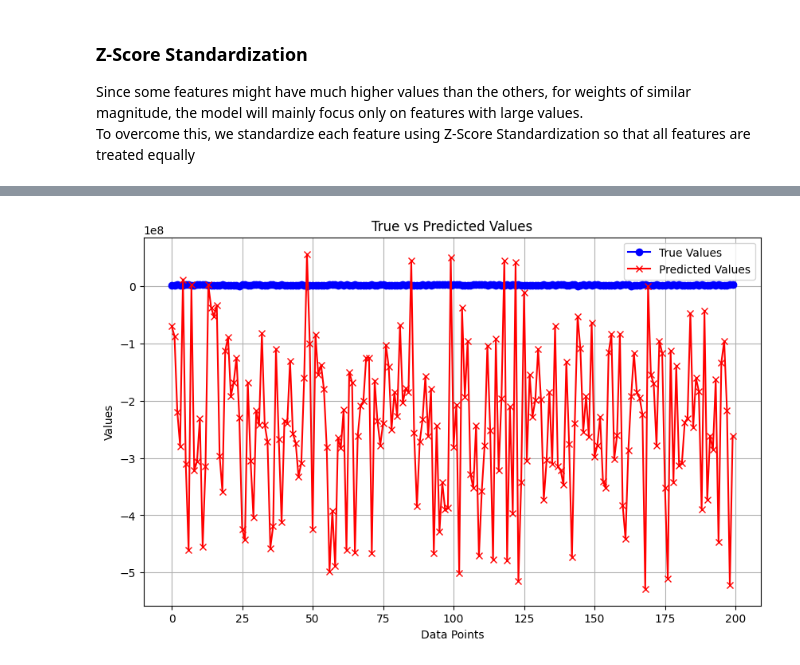
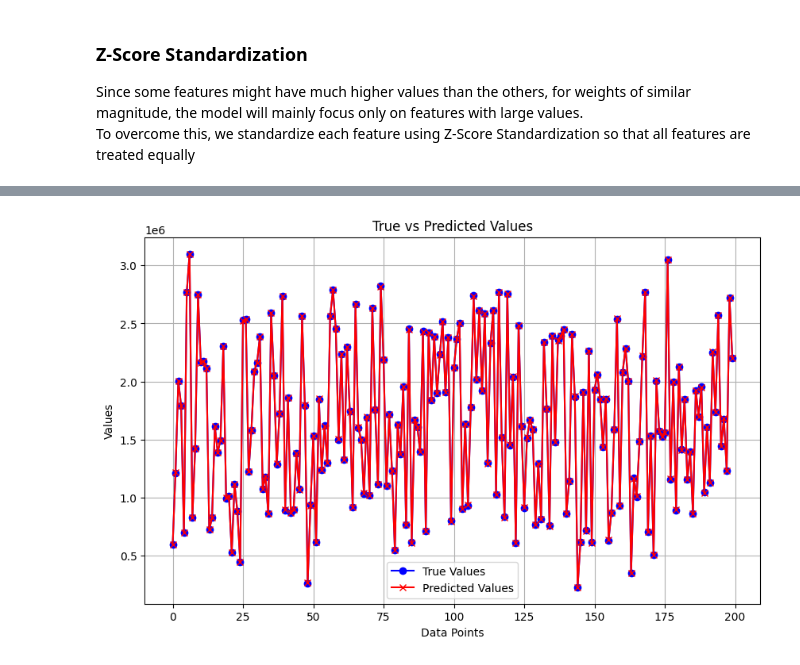
Before and after one commit to SyAkuma/Data-DaVinci, a Jupyter notebook: Week 1/Linear-Regression/linear_regression.ipynb, the cells around one changed output, grey strips where cells are left out. Saved outputs shown, nothing was run; the diff lists cells and outputs as text; code cells hidden in the pictures.

```diff
--- a/Week 1/Linear-Regression/linear_regression.ipynb
+++ b/Week 1/Linear-Regression/linear_regression.ipynb
@@ -36,8 +36,7 @@ class LinearRegression:
             An array of predicted values Y_pred (np.ndarray)
         '''
         # YOUR CODE HERE
-        X_b = np.c_[np.ones((X.shape[0], 1)), X]
-        Y_pred = X_b.dot(np.r_[self.bias, self.weights])
+        Y_pred=np.dot(X,self.weights)+self.bias
         return Y_pred
 
 
@@ -61,9 +60,9 @@ class LinearRegression:
 
         # Add code here
         Y=self.predict(X)
-        loss = (1/y.shape[0])*np.sum(np.abs((Y-y)**norm))
-        dw = (1 / y.shape[0])*np.sum((np.abs(Y-y)**(norm - 1))[:, np.newaxis] * X, axis=0)
-        db = (1/y.shape[0])*np.sum(np.abs((Y-y)**(norm-1)))
+        loss = (1/X.shape[0])*np.sum(((Y-y)**norm))
+        dw = (1 / X.shape[0])*np.sum(((Y-y)**(norm - 1))[:, np.newaxis]* X, axis=0)
+        db = (1/X.shape[0])*np.sum(((Y-y)**(norm-1)))
         return loss, dw, db
 
 
@@ -90,15 +89,20 @@ class LinearRegression:
         # YOUR CODE HERE
         self.weights=np.random.rand(X.shape[1],)
         self.bias=np.random.rand()
-        for _ in range(epochs):
+        loss,dw,db=self.__loss(X,y,norm)
+        for _a in range(epochs):
             # Logic for gradient descent (use the loss function to get gradients)
             # YOUR CODE HERE
+            prevl=loss
+            tempw=self.weights-dw*learning_rate
+            tempb=self.bias-db*learning_rate
+            self.weights=tempw
+            self.bias=tempb
             loss,dw,db=self.__loss(X,y,norm)
-            self.weights-=dw*learning_rate
-            self.bias-=db*learning_rate
-            if loss<threshold:
+            if abs(loss-prevl)<threshold:
                 break
-            pass
+            _a+=1
+        return None
 # %% [markdown]
 ### Importing and Converting Data
 Some features in a dataset are not of numerical type and are either categorical or boolean.
@@ -149,7 +153,7 @@ x_train, x_mean, x_std = z_score(X_train)
 x_test = (X_test - x_mean) / x_std
 # %%
 model = LinearRegression()
-model.fit(x_train, y_train)
+model.fit(x_train, y_train, epochs=1000, learning_rate=0.01, norm=2, threshold=0.001)
 y_pred = model.predict(x_test)
 print("MSE loss: ", np.mean((y_pred - y_test) ** 2))
 
@@ -170 +174 @@ MSE loss:  7.591558255527451e+16
-[figure, old version]
+[figure, new version]
```
Also changed, not shown: parts of 1 cell of this notebook.
